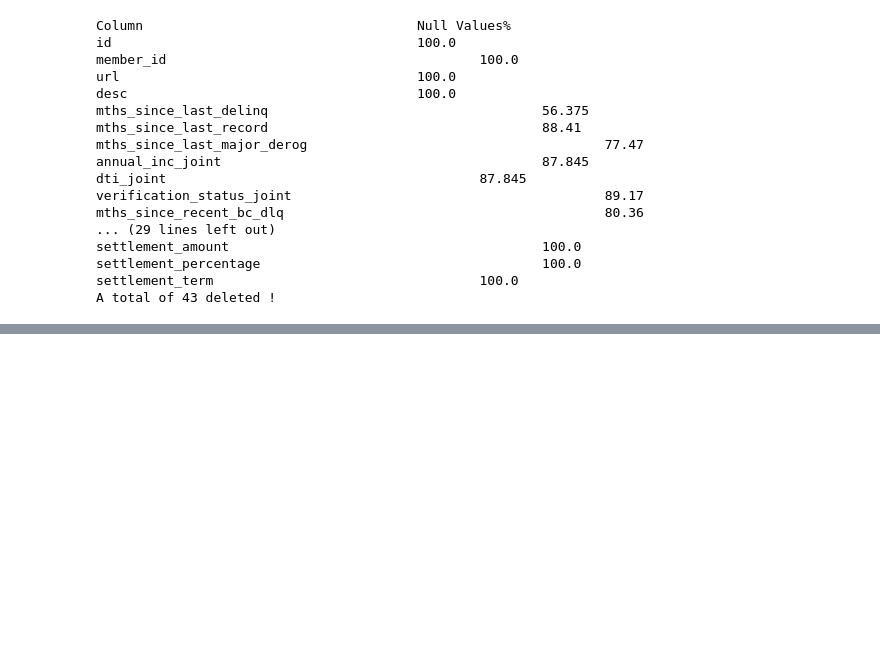
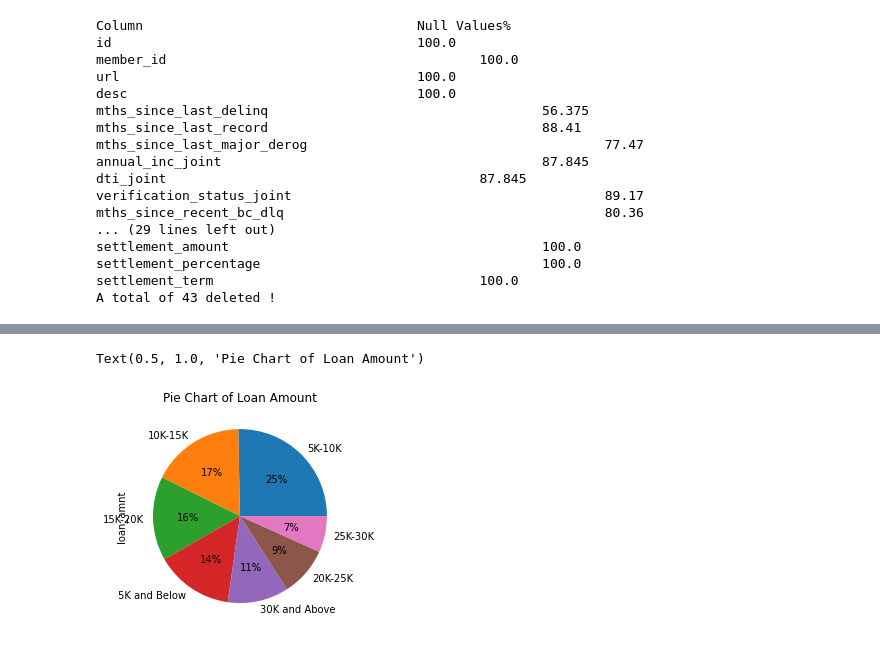
Before and after one commit to PubuduArosha/data-science-and-analytics, a Jupyter notebook: Data_Cleaning.ipynb, the cells around one changed output, grey strips where cells are left out. Drawn from its saved outputs; the diff is of its cells as text; code cells hidden in the pictures; blank space fills up the shorter version.

```diff
--- a/Data_Cleaning.ipynb
+++ b/Data_Cleaning.ipynb
@@ -113,0 +150,11 @@ raw_data.shape
+# %%
+def CalculateEmployeeLength(year):
+    if year == '< 1 year':
+        return 0.5
+    elif year == '10+ years':
+        return 10
+    else:
+        yr=str(year)
+        return yr.rstrip(' years')
+# %%
+raw_data['emp_length']=raw_data['emp_length'].apply(CalculateEmployeeLength)
@@ -113,0 +166,19 @@ raw_data.shape
+# %%
+def CalculateLoanRanges(value):
+    if value <= 5000:
+        return '5K and Below'
+    if value > 5000 and value <= 10000:
+        return '5K-10K'
+    if value > 10000 and value <= 15000:
+        return '10K-15K'
+    if value > 15000 and value <= 20000:
+        return '15K-20K'
+    if value > 20000 and value <= 25000:
+        return '20K-25K'
+    if value > 25000 and value <= 30000:
+        return '25K-30K'
+    if value > 30000 :
+        return '30K and Above'
+    return 'Other'
+# %%
+loan_ranges = raw_data['loan_amnt'].apply(CalculateLoanRanges)
@@ -113,0 +196,7 @@ raw_data.shape
+# %%
+f = plt.figure()
+loan_ranges.value_counts().plot.pie(autopct='%1.0f%%',)
+plt.title('Pie Chart of Loan Amount')
+# %% [output]
+Text(0.5, 1.0, 'Pie Chart of Loan Amount')
+[figure, added]
```
Also changed, not shown: parts of 15 cells of this notebook, 1 other file.
